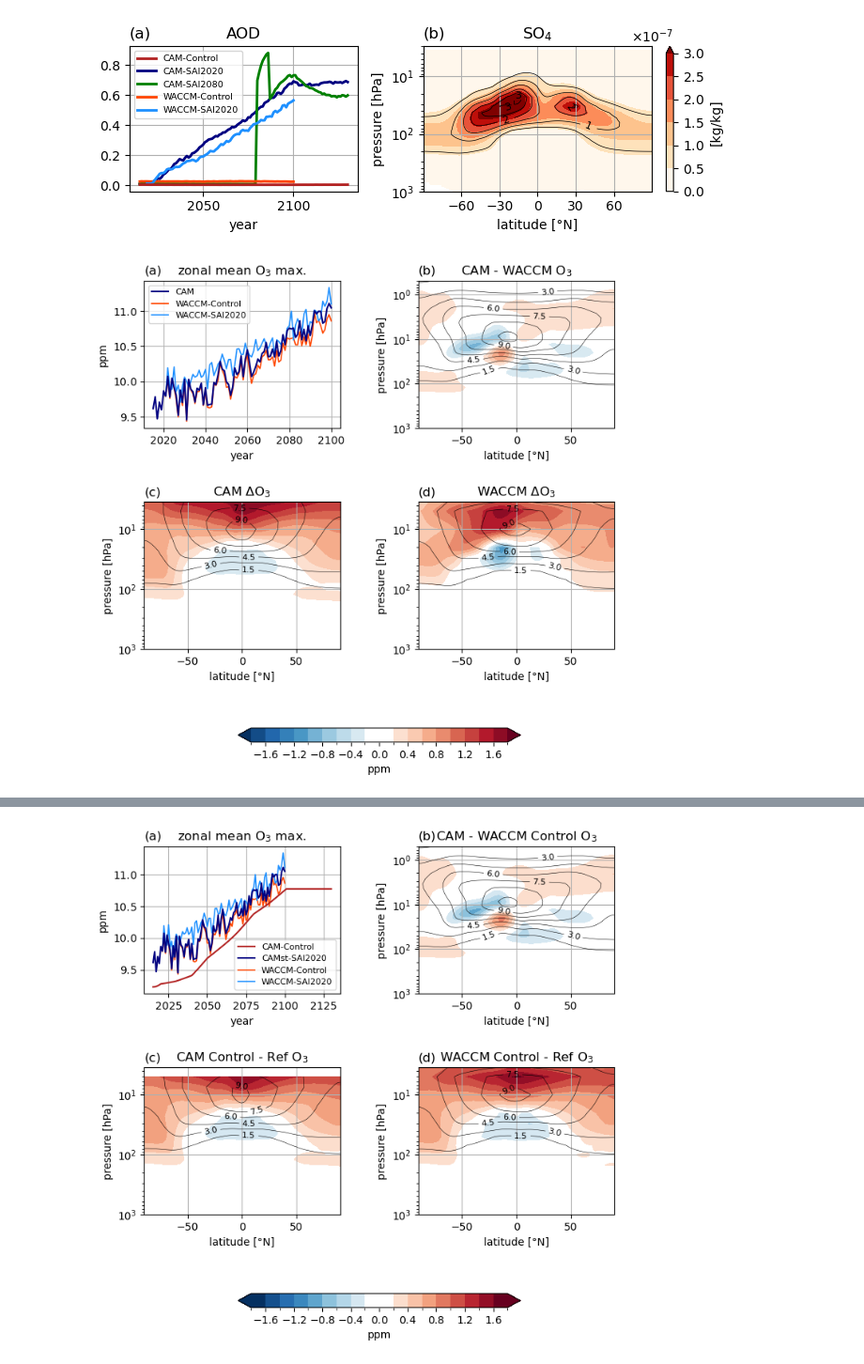
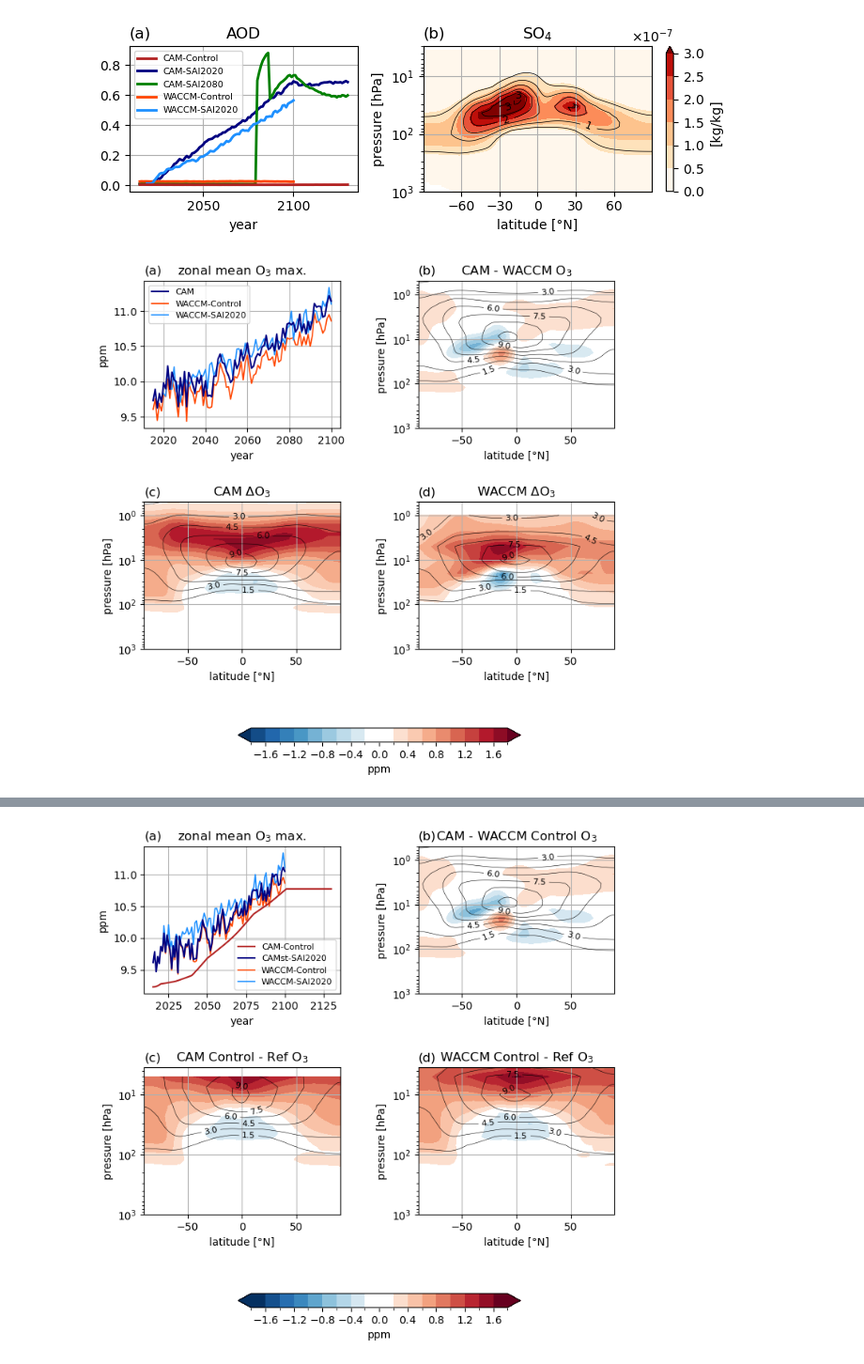
Before and after one commit to JdeJong96/CESM-CAM_SAI, a Jupyter notebook: results/aerosolfield.ipynb, the cells around one changed output, grey strips where cells are left out. Shown at 94% size. Cells and saved outputs as stored; diff of their text form; code cells hidden in the pictures.

```diff
--- a/results/aerosolfield.ipynb
+++ b/results/aerosolfield.ipynb
@@ -440,7 +440,7 @@ for ax in axs.flatten():
 #(O3zm['camstrat.control.plev34.gm']/1e-6).plot(ax=axs[0,0], lw=1.5, label='CAM-Control', c='firebrick', zorder=4, markersize=4)
 #O3zm['cam.SAI2020.plev34.gm'].plot(ax=axs[0,0], lw=2, label='CAM-SAI2020', c='navy', linestyle='-', marker=2)
 #O3zm['cam.SAI2080.plev34.gm'].plot(ax=axs[0,0], lw=2, label='CAM-SAI2080', c='green',linestyle='-', marker=3)
-(O3zm['camstrat.control.plev34.gm']/1e-6).plot(ax=axs[0,0], lw=1.5, label='CAM', c='navy', zorder=4)
+(O3zm['camstrat.control.plev70.gm']/1e-6).plot(ax=axs[0,0], lw=1.5, label='CAM', c='navy', zorder=4)
 
 # WACCM
 (O3zm['waccm.control.plev19.gm']/1e-6).plot(ax=axs[0,0], lw=1.2, label='WACCM-Control', c='orangered')
@@ -451,37 +451,37 @@ for ax in axs.flatten():
 pkwargs = dict(yscale='log', yincrease=False, add_colorbar=False)
 p01 = ((O3zm['camstrat.SAI2020.plev70.f']-O3zm['waccm.SAI2020.plev70.f'])/1e-6).plot.contourf(ax=axs[0,1], y='plev70', ylim=[1000,0.5], levels=dlevels/1e-6, cmap=newcmap, **pkwargs)
 c01 = ((O3zm['waccm.SAI2020.plev70.f'])/1e-6).plot.contour(ax=axs[0,1], y='plev70', ylim=[1000,0.5], levels=Olevels/1e-6, colors='k', linewidths=0.4, **pkwargs)
-p10 = ((O3zm['camstrat.SAI2020.plev34.f']-O3zm['camstrat.control.plev34.i'])/1e-6).plot.contourf(ax=axs[1,0], y='plev34', ylim=[1000,3.5], levels=dlevels/1e-6, cmap=newcmap, **pkwargs)
-c10 = (O3zm['camstrat.control.plev34.i']/1e-6).plot.contour(ax=axs[1,0], y='plev34', ylim=[1000,3.5], levels=Olevels/1e-6, colors='k', linewidths=0.4, **pkwargs)
+p10 = ((O3zm['camstrat.SAI2020.plev70.f']-O3zm['camstrat.control.plev70.i'])/1e-6).plot.contourf(ax=axs[1,0], y='plev70', ylim=[1000,3.5], levels=dlevels/1e-6, cmap=newcmap, **pkwargs)
+c10 = (O3zm['camstrat.control.plev70.i']/1e-6).plot.contour(ax=axs[1,0], y='plev70', ylim=[1000,0.5], levels=Olevels/1e-6, colors='k', linewidths=0.4, **pkwargs)
 p11 = ((O3zm['waccm.SAI2020.plev19.f']-O3zm['waccm.control.plev19.i'])/1e-6).plot.contourf(ax=axs[1,1], y='plev19', ylim=[1000,3.5], extend='both', levels=dlevels/1e-6, cmap=newcmap, **pkwargs)
-c11 = (O3zm['waccm.control.plev19.i']/1e-6).plot.contour(ax=axs[1,1], y='plev19', ylim=[1000,3.5], levels=Olevels/1e-6, colors='k', linewidths=0.4, **pkwargs)
+c11 = (O3zm['waccm.control.plev19.i']/1e-6).plot.contour(ax=axs[1,1], y='plev19', ylim=[1000,0.5], levels=Olevels/1e-6, colors='k', linewidths=0.4, **pkwargs)
 axs[0,1].clabel(c01, fontsize=8)
 axs[1,0].clabel(c10, fontsize=8)
 axs[1,1].clabel(c11, fontsize=8)
 axs[0,0].set_title(r'zonal mean O$_3$ max.'); axs[0,0].set_title('(a)', loc='left')
 axs[0,1].set_title(r'CAM - WACCM O$_3$'); axs[0,1].set_title('(b)', loc='left')
 axs[1,0].set_title(r'CAM $\Delta$O$_3$'); axs[1,0].set_title('(c)', loc='left')
 axs[1,1].set_title(r'WACCM $\Delta$O$_3$'); axs[1,1].set_title('(d)', loc='left')
 axs[0,1].set_xlabel('latitude [°N]')
 axs[1,0].set_xlabel('latitude [°N]')
 axs[1,1].set_xlabel('latitude [°N]')
 axs[0,0].set_ylabel('ppm')
 axs[0,1].set_ylabel('pressure [hPa]')
 axs[1,0].set_ylabel('pressure [hPa]')
 axs[1,1].set_ylabel('pressure [hPa]')
 axs[0,0].ticklabel_format(axis='y', useMathText=True)
 
 axs[0,0].legend(prop={'size':8})
 #fig.delaxes(axs[0,1])
 plt.subplots_adjust(wspace=0.4, hspace=0.5)
 
 cb = fig.colorbar(p11, ax=axs[:,:], shrink=0.6, orientation='horizontal')
 cb.ax.set_xlabel('ppm')
 cb.ax.ticklabel_format(axis='x', useMathText=True)
 
 
 #plt.tight_layout()
 fig.savefig('figures/ozone.pdf')
 # %% [output]
-[figure, old version]
+[figure, new version]
 # %%
```
Also changed, not shown: parts of 4 cells of this notebook, 2 other files.
